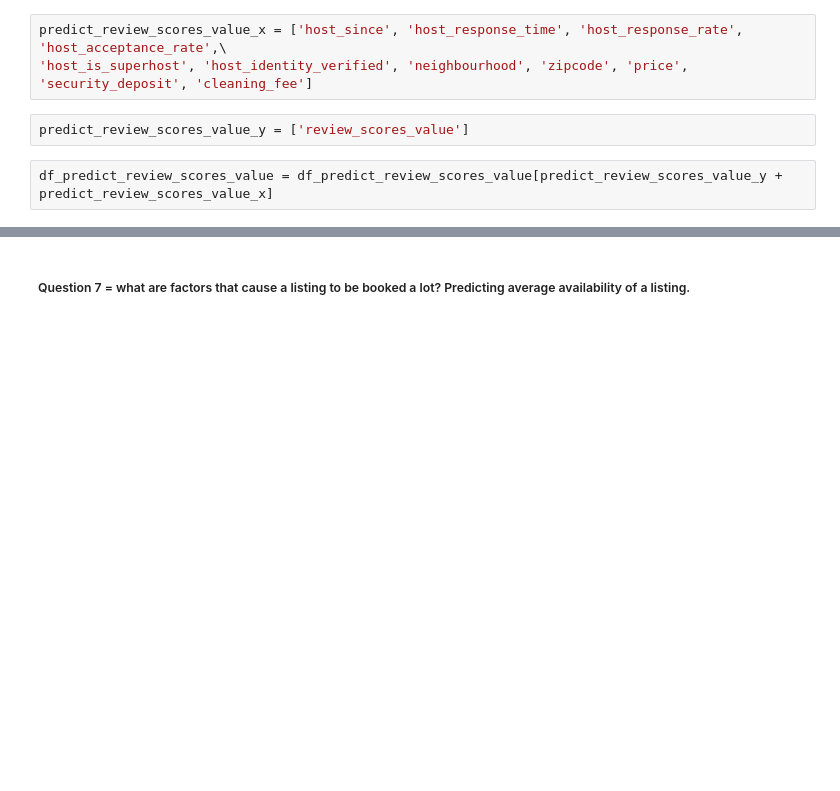
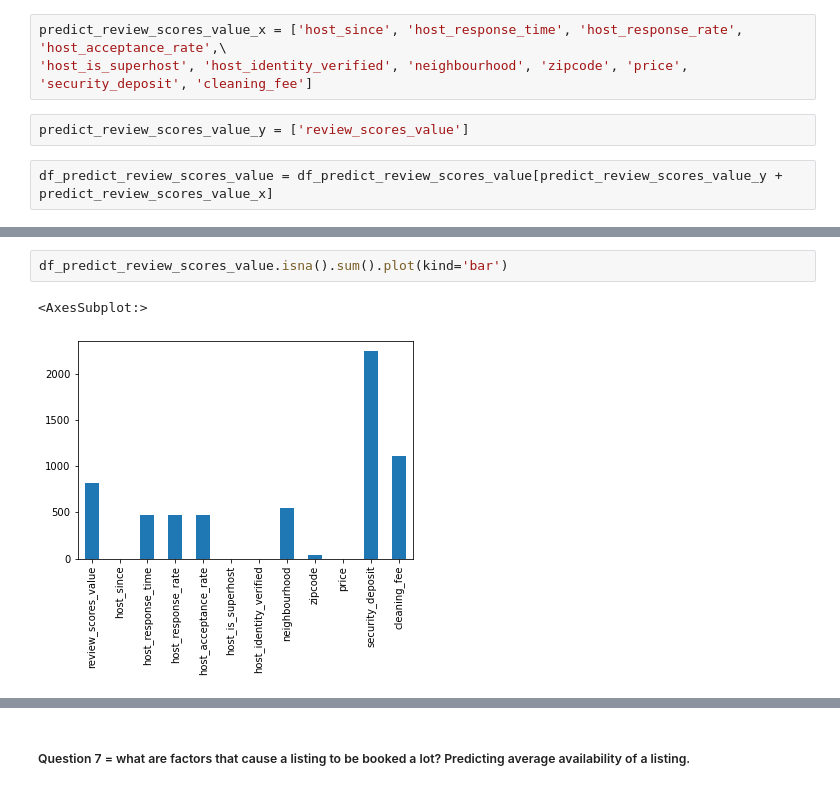
Before and after one commit to sdaphtardar/airbnb_dataset_analysis, a Jupyter notebook: AirBnB_Data_Analysis.ipynb, the cells around one changed output, grey strips where cells are left out. Cells and saved outputs as stored; diff of their text form; blank space fills up the shorter version.

```diff
--- a/AirBnB_Data_Analysis.ipynb
+++ b/AirBnB_Data_Analysis.ipynb
@@ -1104,0 +1376,5 @@ df_predict_review_scores_value.sample(3)
+# %%
+df_predict_review_scores_value.isna().sum().plot(kind='bar')
+# %% [output]
+<AxesSubplot:>
+[figure, added]
```
Also changed, not shown: parts of 179 cells of this notebook.
